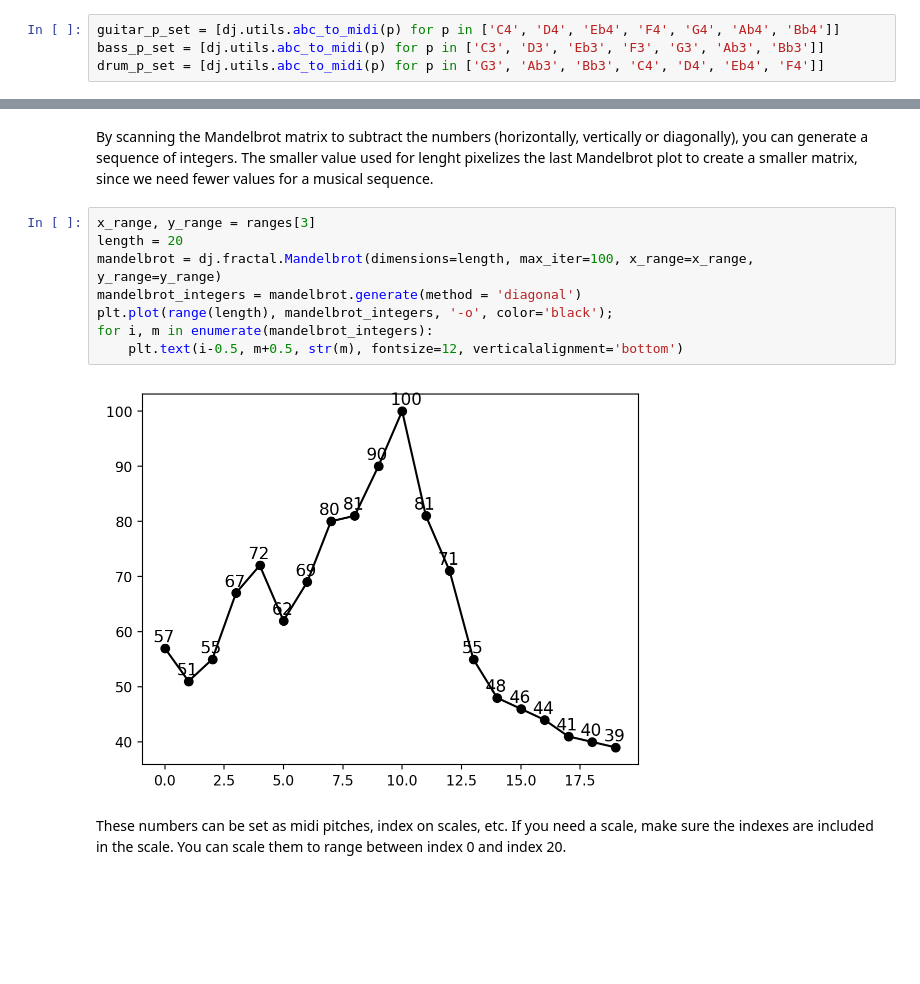
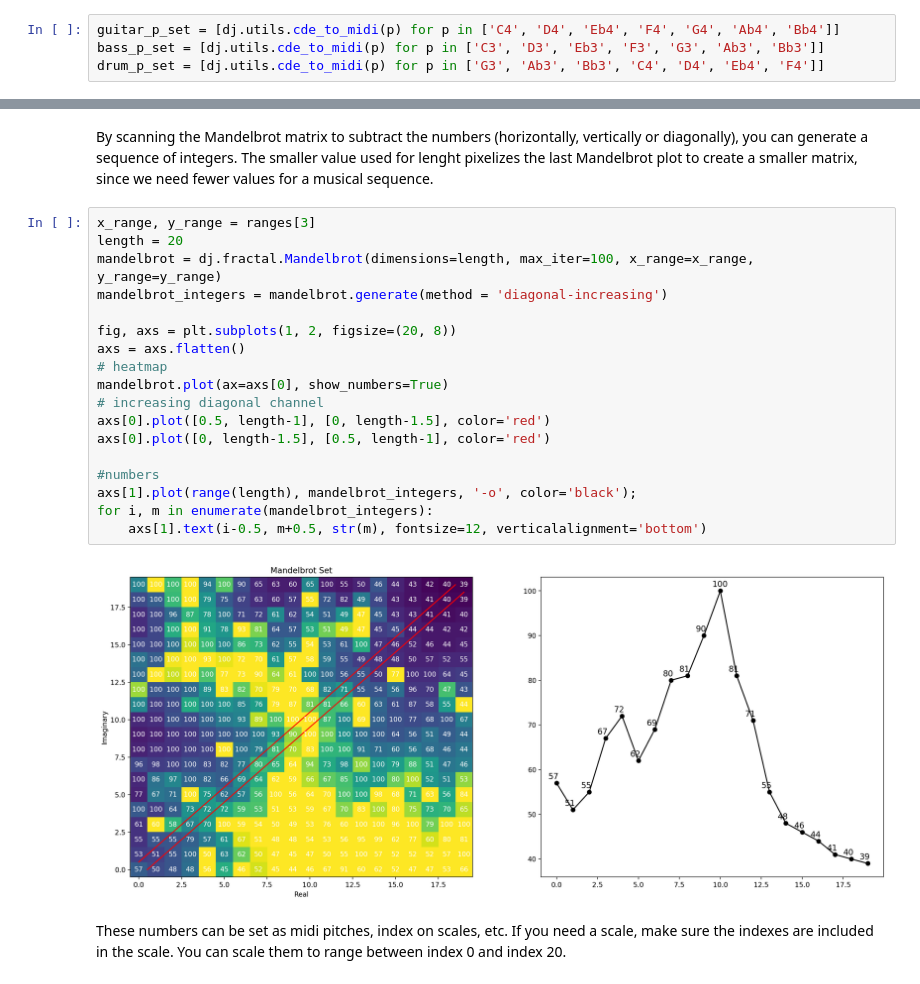
Before and after one commit to essicolo/djalgo, a Jupyter notebook: docs/06_fractals.ipynb, the cells around one changed output, grey strips where cells are left out. Saved outputs shown, nothing was run; the diff lists cells and outputs as text; blank space fills up the shorter version.

```diff
--- a/docs/06_fractals.ipynb
+++ b/docs/06_fractals.ipynb
@@ -97,9 +97,9 @@ Until now, we just selected our strips visually. The `.generate()` method create
 
 In our case, values are pitches. I used a C-minor scale (even for the drums, but it doesn't really matter), and durations sum to 8 to cover two 4/4 measures.
 # %%
-guitar_p_set = [dj.utils.abc_to_midi(p) for p in ['C4', 'D4', 'Eb4', 'F4', 'G4', 'Ab4', 'Bb4']]
-bass_p_set = [dj.utils.abc_to_midi(p) for p in ['C3', 'D3', 'Eb3', 'F3', 'G3', 'Ab3', 'Bb3']]
-drum_p_set = [dj.utils.abc_to_midi(p) for p in ['G3', 'Ab3', 'Bb3', 'C4', 'D4', 'Eb4', 'F4']]
+guitar_p_set = [dj.utils.cde_to_midi(p) for p in ['C4', 'D4', 'Eb4', 'F4', 'G4', 'Ab4', 'Bb4']]
+bass_p_set = [dj.utils.cde_to_midi(p) for p in ['C3', 'D3', 'Eb3', 'F3', 'G3', 'Ab3', 'Bb3']]
+drum_p_set = [dj.utils.cde_to_midi(p) for p in ['G3', 'Ab3', 'Bb3', 'C4', 'D4', 'Eb4', 'F4']]
 # %% [markdown]
 The values in `.generate()` must be specified in dictionaries.
 # %%
@@ -181,13 +182,23 @@ By scanning the Mandelbrot matrix to subtract the numbers (horizontally, vertica
 # %%
 x_range, y_range = ranges[3]
 length = 20
 mandelbrot = dj.fractal.Mandelbrot(dimensions=length, max_iter=100, x_range=x_range, y_range=y_range)
-mandelbrot_integers = mandelbrot.generate(method = 'diagonal')
-plt.plot(range(length), mandelbrot_integers, '-o', color='black');
+mandelbrot_integers = mandelbrot.generate(method = 'diagonal-increasing')
+
+fig, axs = plt.subplots(1, 2, figsize=(20, 8))
+axs = axs.flatten()
+# heatmap
+mandelbrot.plot(ax=axs[0], show_numbers=True)
+# increasing diagonal channel
+axs[0].plot([0.5, length-1], [0, length-1.5], color='red')
+axs[0].plot([0, length-1.5], [0.5, length-1], color='red')
+
+#numbers
+axs[1].plot(range(length), mandelbrot_integers, '-o', color='black');
 for i, m in enumerate(mandelbrot_integers):
-    plt.text(i-0.5, m+0.5, str(m), fontsize=12, verticalalignment='bottom')
+    axs[1].text(i-0.5, m+0.5, str(m), fontsize=12, verticalalignment='bottom')
 # %% [output]
-[figure, old version]
+[figure, new version]
 # %% [markdown]
 These numbers can be set as midi pitches, index on scales, etc. If you need a scale, make sure the indexes are included in the scale. You can scale them to range between index 0 and index 20.
 # %%
```
Also changed, not shown: parts of 17 cells of this notebook, 47 other files.
